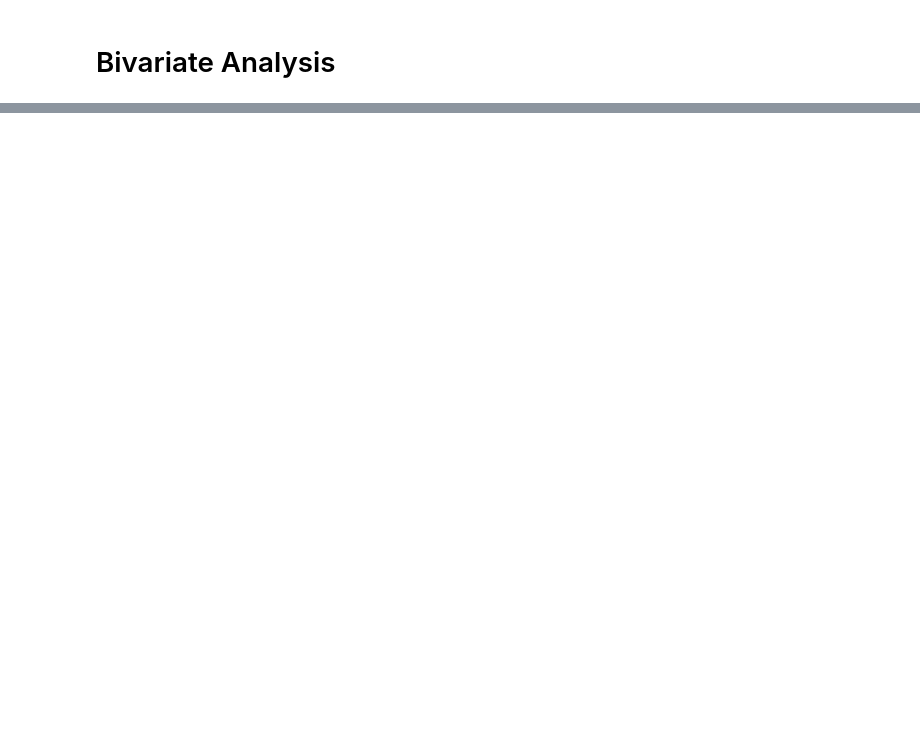
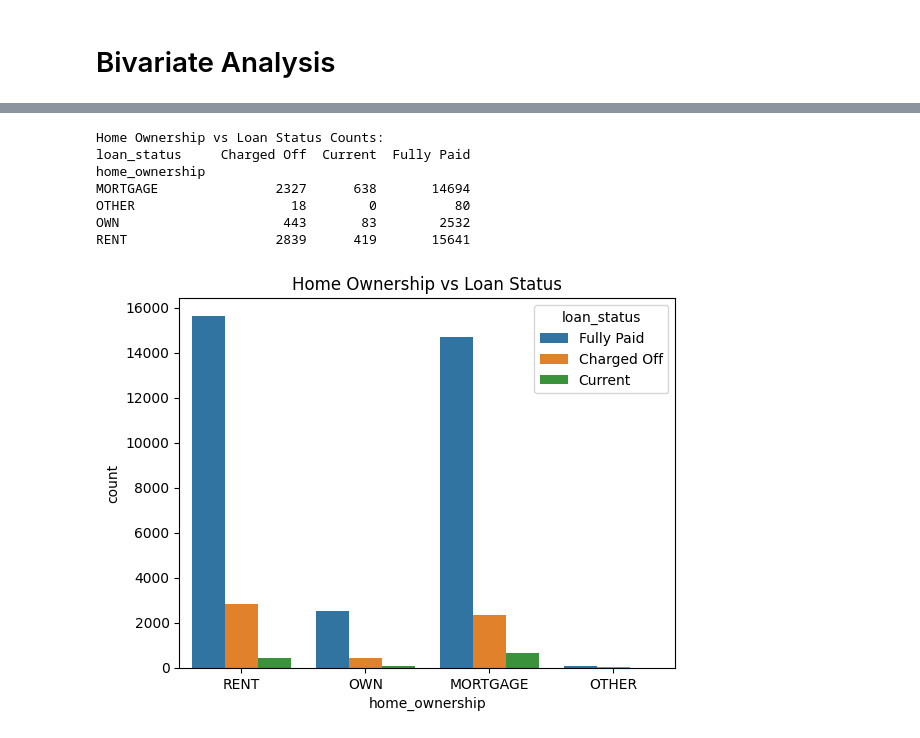
Before and after one commit to omkard3/LendingClubCaseStudy, a Jupyter notebook: Omkar_Deshpande.ipynb, the cells around one changed output, grey strips where cells are left out. Drawn from its saved outputs; the diff is of its cells as text; code cells hidden in the pictures; blank space fills up the shorter version.

```diff
--- a/Omkar_Deshpande.ipynb
+++ b/Omkar_Deshpande.ipynb
@@ -302 +280,26 @@ freq    12020       32950
+# %%
+# Home Ownership vs Loan Status
+# Print descriptive statistics for Home Ownership grouped by Loan Status
+
+# Filter out 'NONE' home ownership status
+filtered_loan_data = loan_data[loan_data['home_ownership'] != 'NONE']
+
+# Missing values filled as zero and counts converted to integers
+home_ownership_stats = filtered_loan_data.groupby(['home_ownership', 'loan_status']).size().unstack().fillna(0).astype(int)
+print("\nHome Ownership vs Loan Status Counts:")
+print(home_ownership_stats)
+
+# Home Ownership vs Loan Status plot
+sns.countplot(x='home_ownership', hue='loan_status', data=filtered_loan_data)
+plt.title('Home Ownership vs Loan Status')
+plt.show()
+# %% [output]
+Home Ownership vs Loan Status Counts:
+loan_status     Charged Off  Current  Fully Paid
+home_ownership
+MORTGAGE               2327      638       14694
+OTHER                    18        0          80
+OWN                     443       83        2532
+RENT                   2839      419       15641
+[figure, added]
 # %%
```
Also changed, not shown: parts of 19 cells of this notebook.
